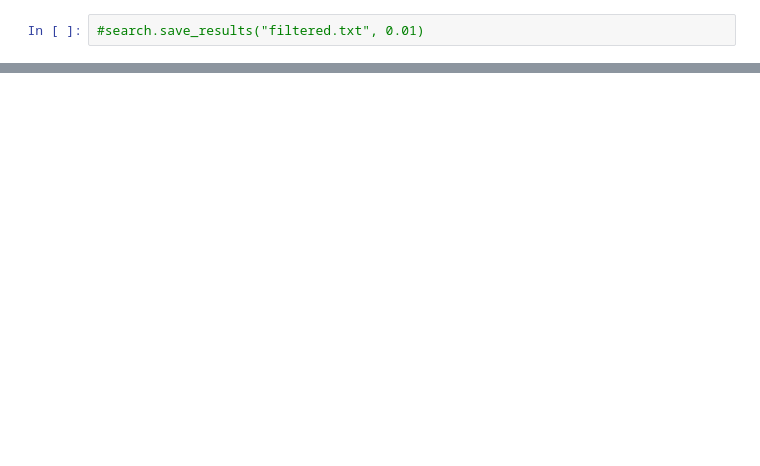
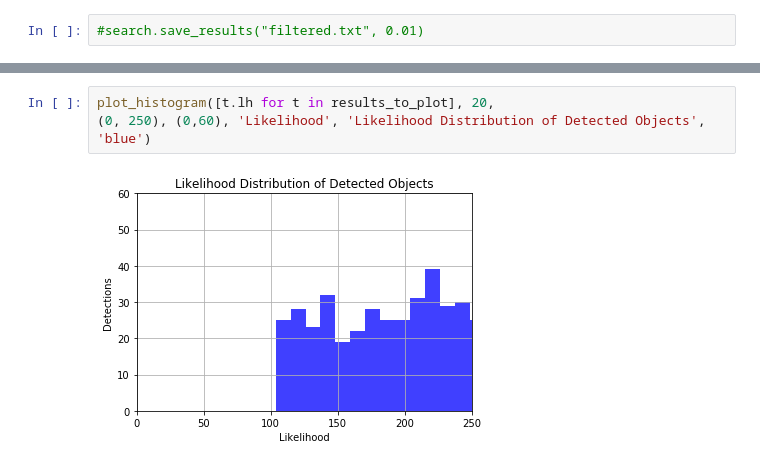
Before and after one commit to dirac-institute/kbmod, a Jupyter notebook: notebooks/HITS_Main_Belt_Example.ipynb, the cells around one changed output, grey strips where cells are left out. Drawn from its saved outputs; the diff is of its cells as text; blank space fills up the shorter version.

```diff
--- a/notebooks/HITS_Main_Belt_Example.ipynb
+++ b/notebooks/HITS_Main_Belt_Example.ipynb
@@ -157,0 +352,5 @@ match_trajectories(results, results_key, 0.01)
+# %%
+plot_histogram([t.lh for t in results_to_plot], 20,
+(0, 250), (0,60), 'Likelihood', 'Likelihood Distribution of Detected Objects', 'blue')
+# %% [output]
+[figure, added]
```
Also changed, not shown: parts of 34 cells of this notebook, 1 other file.
